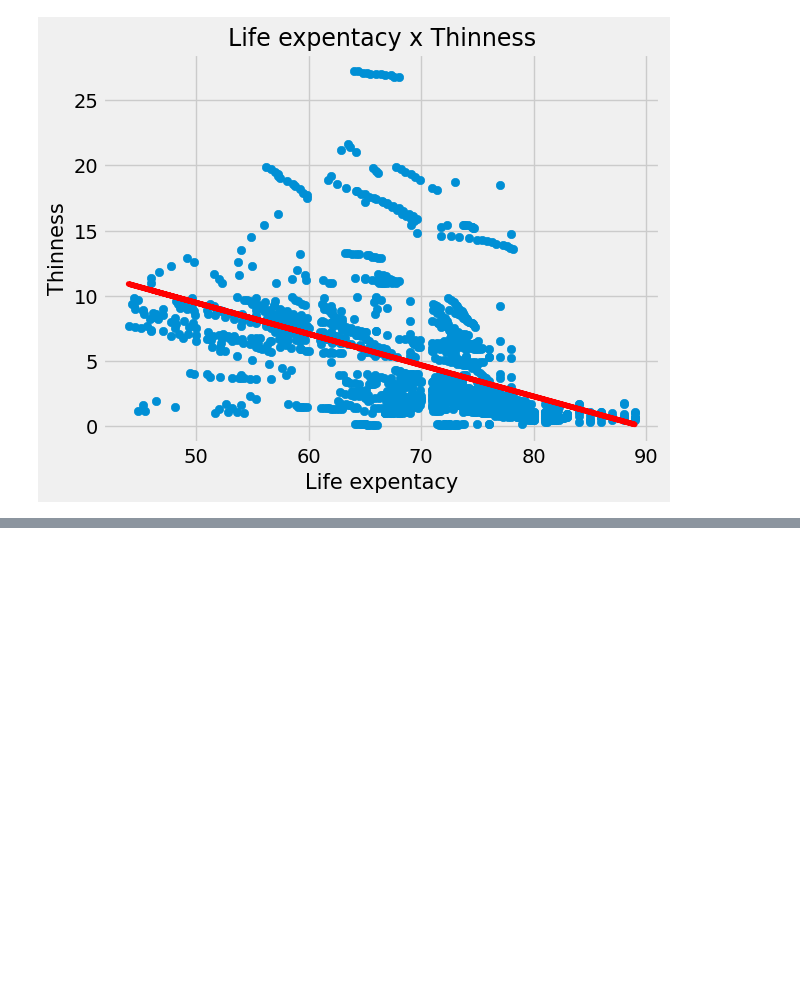
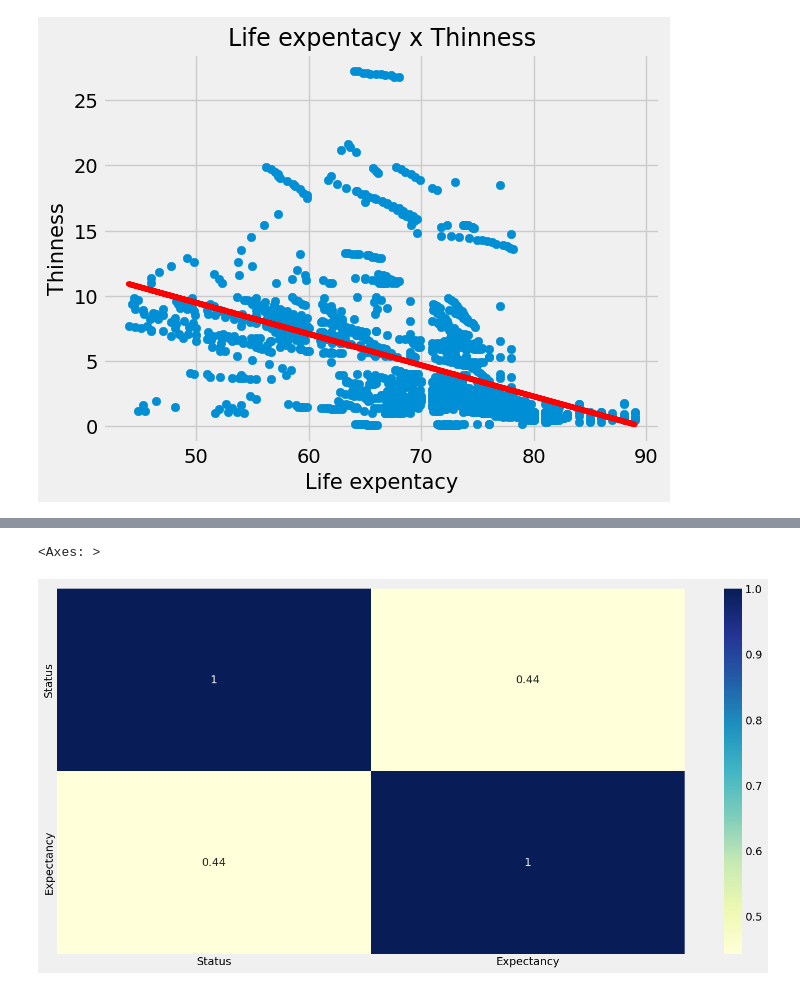
Before and after one commit to Rossetow/data-analysis-life-expectancy, a Jupyter notebook: life_expectancy_analysis.ipynb, the cells around one changed output, grey strips where cells are left out. Cells and saved outputs as stored; diff of their text form; code cells hidden in the pictures; blank space fills up the shorter version.

```diff
--- a/life_expectancy_analysis.ipynb
+++ b/life_expectancy_analysis.ipynb
@@ -459,0 +583,11 @@ plt.plot(x, p(x), 'r')
+# %%
+# Transform the data from Strings to integers
+# Here, I'll use 0 for developing and 1 for developed
+
+df_mapped = df.copy()
+
+df_mapped['Status'] = df_mapped['Status'].map({'Developing': 0, 'Developed': 1})
+
+# Checking if it worked
+
+df_mapped.head()
@@ -459,0 +602,12 @@ plt.plot(x, p(x), 'r')
+# %%
+# Let's see with the heat map how much the status of a country influences its life expectancy:
+
+# Getting only expectancy and status to facilitate comprehension
+
+df_status_expectancy = df_mapped.filter(['Status','Expectancy'])
+
+plt.figure(figsize=(16,8))
+sns.heatmap(df_status_expectancy.corr(numeric_only = True), annot = True, cmap = 'YlGnBu')
+# %% [output]
+<Axes: >
+[figure, added]
```
Also changed, not shown: parts of 17 cells of this notebook, 1 other file.
